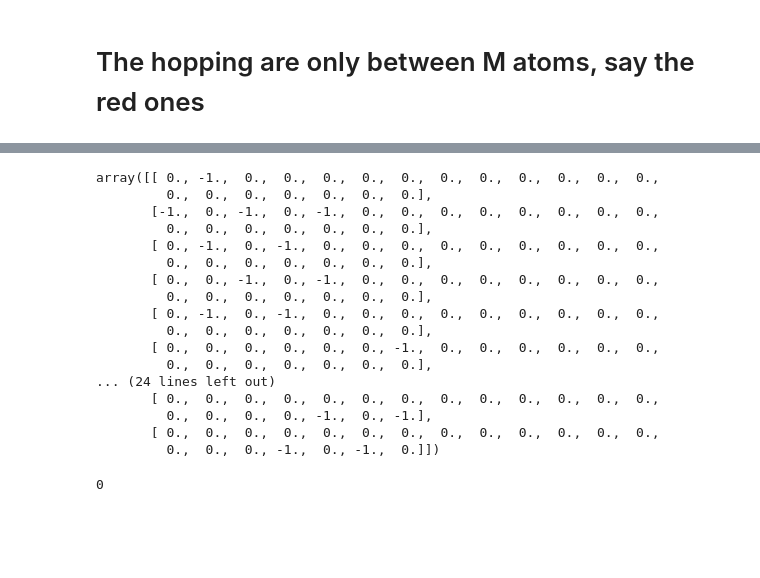
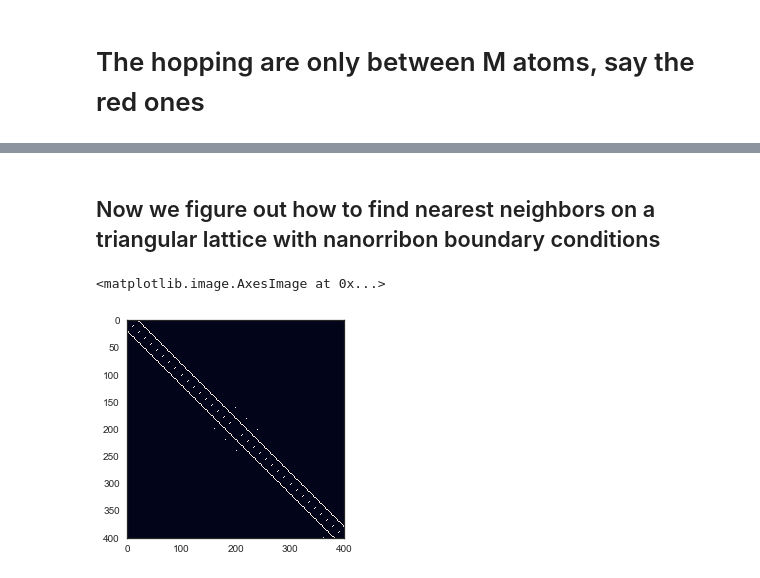
Before and after one commit to SriramanT/qmc_master_code, a Jupyter notebook: ANALYTICAL/src/tmd-hoppings.ipynb, the cells around one changed output, grey strips where cells are left out. Saved outputs shown, nothing was run; the diff lists cells and outputs as text; code cells hidden in the pictures; blank space fills up the shorter version.

```diff
--- a/ANALYTICAL/src/tmd-hoppings.ipynb
+++ b/ANALYTICAL/src/tmd-hoppings.ipynb
@@ -107,33 +110,45 @@ E6 = np.array([[t0, 0.5 * t1 - np.sqrt(3) / 2 * t2, np.sqrt(3) / 2 * t1 - 0.5 *
-# %%
-T = np.zeros((nsites, nsites))
-def iTriang(x, y, Nx, Ny):
-    return Nx * y + x
-
-for x in range(Nx):
-    for y in range(Ny):
-        T[ iTriang( x, y, Nx, Ny ), iTriang( x % ( Nx - 1 ) + 1, y, Nx, Ny)] = -1
-        T[ iTriang( x % ( Nx - 1 ) + 1, y, Nx, Ny), iTriang( x, y, Nx, Ny )] = -1
-# %%
-T
-# %% [output]
-array([[ 0., -1.,  0.,  0.,  0.,  0.,  0.,  0.,  0.,  0.,  0.,  0.,  0.,
-         0.,  0.,  0.,  0.,  0.,  0.,  0.],
-       [-1.,  0., -1.,  0., -1.,  0.,  0.,  0.,  0.,  0.,  0.,  0.,  0.,
-         0.,  0.,  0.,  0.,  0.,  0.,  0.],
-       [ 0., -1.,  0., -1.,  0.,  0.,  0.,  0.,  0.,  0.,  0.,  0.,  0.,
-         0.,  0.,  0.,  0.,  0.,  0.,  0.],
-       [ 0.,  0., -1.,  0., -1.,  0.,  0.,  0.,  0.,  0.,  0.,  0.,  0.,
-         0.,  0.,  0.,  0.,  0.,  0.,  0.],
-       [ 0., -1.,  0., -1.,  0.,  0.,  0.,  0.,  0.,  0.,  0.,  0.,  0.,
-         0.,  0.,  0.,  0.,  0.,  0.,  0.],
-       [ 0.,  0.,  0.,  0.,  0.,  0., -1.,  0.,  0.,  0.,  0.,  0.,  0.,
-         0.,  0.,  0.,  0.,  0.,  0.,  0.],
-... (24 lines left out)
-       [ 0.,  0.,  0.,  0.,  0.,  0.,  0.,  0.,  0.,  0.,  0.,  0.,  0.,
-         0.,  0.,  0.,  0., -1.,  0., -1.],
-       [ 0.,  0.,  0.,  0.,  0.,  0.,  0.,  0.,  0.,  0.,  0.,  0.,  0.,
-         0.,  0.,  0., -1.,  0., -1.,  0.]])
-# %%
-0 % 10
-# %% [output]
-0
+# %% [markdown]
+## Now we figure out how to find nearest neighbors on a triangular lattice with nanorribon boundary conditions
+# %%
+def iTriang(x, y, Nx, Ny):
+    return Nx * y + x
+
+def triangular(Nx, Ny):
+    T = np.zeros((Nx*Ny, Nx*Ny))
+    for x in range(Nx):
+        for y in range(Ny):
+            T[iTriang(x, y, Nx, Ny), iTriang( (x + 1) % Nx , y, Nx, Ny)] = 1
+            T[iTriang( (x + 1) % Nx , y, Nx, Ny), iTriang(x, y, Nx, Ny)] = 1
+            if y == 0:
+                T[iTriang(x, 0, Nx, Ny), iTriang( x, 1, Nx, Ny)] = 1
+                T[iTriang(x, 1, Nx, Ny), iTriang( x, 0, Nx, Ny)] = 1
+                if x == 0:
+                    T[iTriang(x, 0, Nx, Ny), iTriang( Nx - 1, 1, Nx, Ny)] = 1
+                    T[iTriang( Nx - 1, 1, Nx, Ny), iTriang(x, 0, Nx, Ny)] = 1
+                else:
+                    T[iTriang(x, 0, Nx, Ny), iTriang( x - 1, 1, Nx, Ny)] = 1
+                    T[iTriang(x - 1, 1, Nx, Ny), iTriang(x, 0, Nx, Ny)] = 1
+            else:
+                if y == Ny - 1:
+                    T[iTriang(x, Ny - 1 , Nx, Ny), iTriang( (x + 1) % Nx , Ny - 2, Nx, Ny)] = 1
+                    T[iTriang( (x + 1) % Nx , Ny - 2, Nx, Ny), iTriang(x, Ny - 1, Nx, Ny)] = 1
+                    T[iTriang(x, Ny - 1, Nx, Ny), iTriang( x, Ny - 2, Nx, Ny)] = 1
+                    T[iTriang(x, Ny - 2, Nx, Ny), iTriang( x, Ny - 1, Nx, Ny)] = 1
+                else:
+                    T[iTriang(x, y , Nx, Ny), iTriang( (x + 1) % Nx , y - 1, Nx, Ny)] = 1
+                    T[iTriang( (x + 1) % Nx , y - 1, Nx, Ny), iTriang(x, y, Nx, Ny)] = 1
+                    T[iTriang(x, y, Nx, Ny), iTriang( x, y - 1, Nx, Ny)] = 1
+                    T[iTriang(x, y - 1, Nx, Ny), iTriang( x, y, Nx, Ny)] = 1
+                    if x == 0:
+                        T[iTriang(x, y, Nx, Ny), iTriang( Nx - 1, y + 1, Nx, Ny)] = 1
+                        T[iTriang( Nx - 1, y + 1, Nx, Ny), iTriang(x, y, Nx, Ny)] = 1
+                    else:
+                        T[iTriang(x, y, Nx, Ny), iTriang( x - 1, y + 1, Nx, Ny)] = 1
+                        T[iTriang(x - 1, y + 1, Nx, Ny), iTriang(x, y, Nx, Ny)] = 1
+    return T
+
+spaceHoppings = triangular(Nx, Ny)
+plt.imshow(spaceHoppings, interpolation='nearest')
+# %% [output]
+<matplotlib.image.AxesImage at 0x...>
+[figure, added]
```
Also changed, not shown: parts of 14 cells of this notebook, 3 other files.
